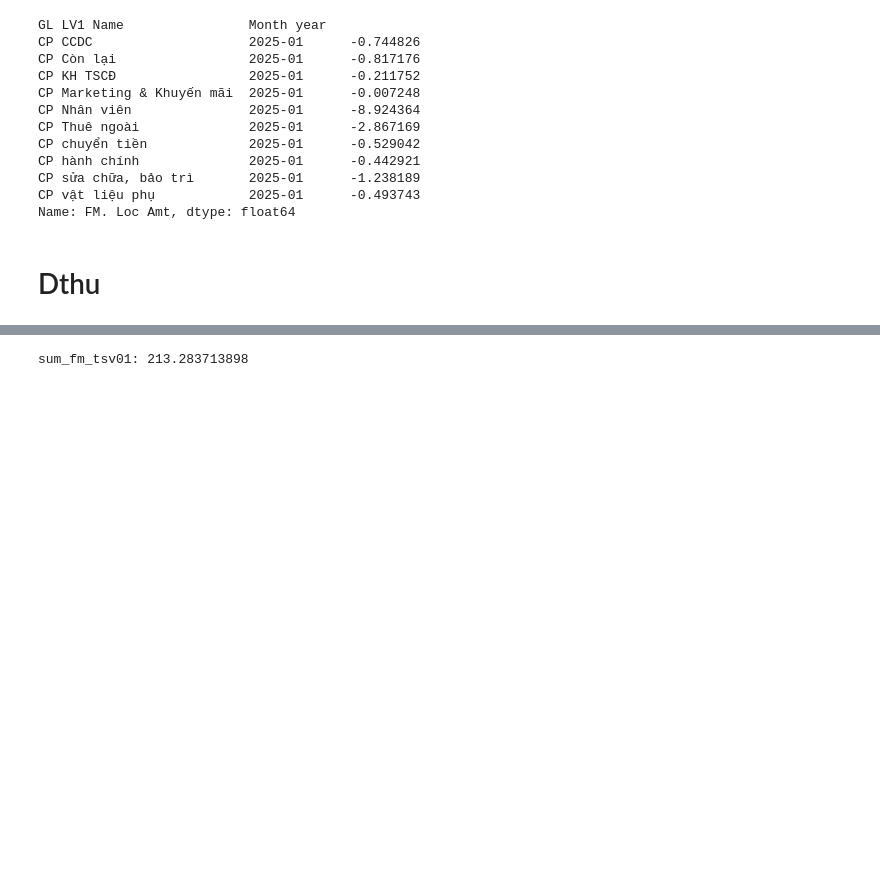
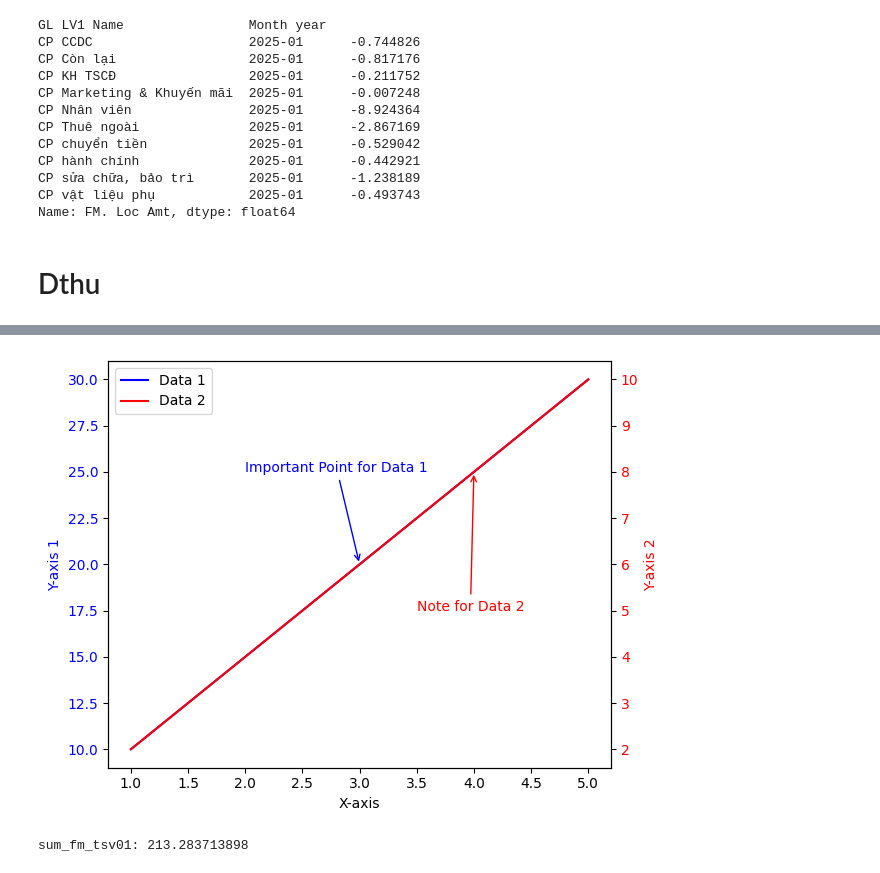
Before and after one commit to Huynh-Tr/report, a Jupyter notebook: dthu.ipynb, the cells around one changed output, grey strips where cells are left out. Drawn from its saved outputs; the diff is of its cells as text; code cells hidden in the pictures; blank space fills up the shorter version.

```diff
--- a/dthu.ipynb
+++ b/dthu.ipynb
@@ -407,3 +495,44 @@ Name: FM. Loc Amt, dtype: float64
+# %%
+import matplotlib.pyplot as plt
+
+# Sample Data
+x = [1, 2, 3, 4, 5]
+y1 = [10, 15, 20, 25, 30]
+y2 = [2, 4, 6, 8, 10]
+
+fig, ax1 = plt.subplots()
+ax2 = ax1.twinx()
+
+ax1.plot(x, y1, 'b-', label='Data 1')
+ax2.plot(x, y2, 'r-', label='Data 2')
+
+ax1.set_xlabel('X-axis')
+ax1.set_ylabel('Y-axis 1', color='b')
+ax2.set_ylabel('Y-axis 2', color='r')
+
+ax1.tick_params(axis='y', labelcolor='b')
+ax2.tick_params(axis='y', labelcolor='r')
+
+lines1, labels1 = ax1.get_legend_handles_labels()
+lines2, labels2 = ax2.get_legend_handles_labels()
+ax1.legend(lines1 + lines2, labels1 + labels2, loc="upper left")
+
+# Annotations (Crucial: Specify the correct axes)
+
+# Annotation for Data 1 (using ax1)
+ax1.annotate("Important Point for Data 1", xy=(3, 20), xytext=(2, 25),
+             arrowprops=dict(arrowstyle="->", color="blue"), color="blue")
+
+
+# Annotation for Data 2 (using ax2)
+ax2.annotate("Note for Data 2", xy=(4, 8), xytext=(3.5, 5),
+             arrowprops=dict(arrowstyle="->", color="red"), color="red")
+
+
+fig.tight_layout()
+plt.show()
+# %% [output]
+[figure, added]
 # %%
 import pandas as pd
 from glob import glob
```
Also changed, not shown: parts of 2 cells of this notebook, 3 other files.
